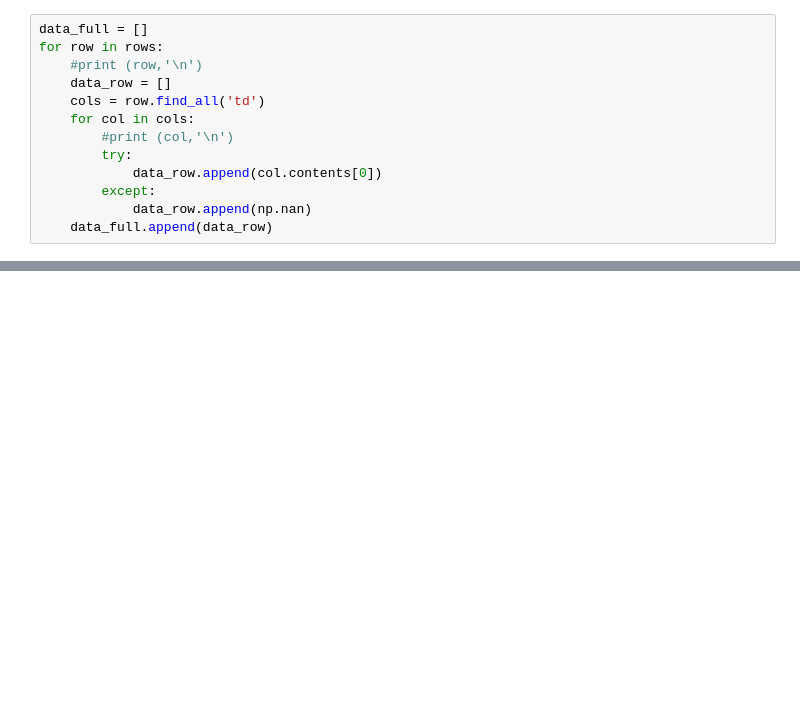
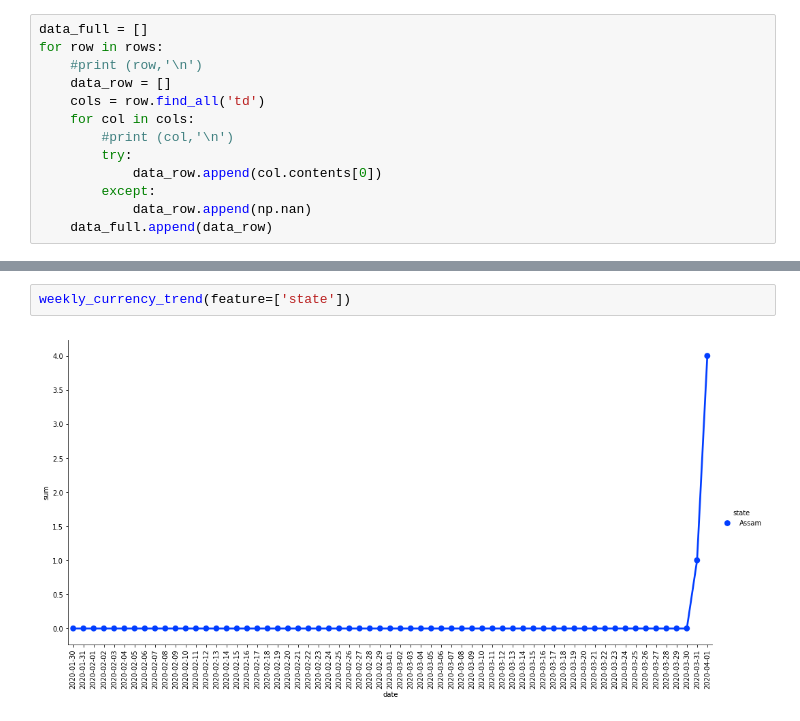
Before and after one commit to anki1909/BrainWaves-2017-18, a Jupyter notebook: India_first.ipynb, the cells around one changed output, grey strips where cells are left out. Saved outputs shown, nothing was run; the diff lists cells and outputs as text; blank space fills up the shorter version.

```diff
--- a/India_first.ipynb
+++ b/India_first.ipynb
@@ -136,0 +236,4 @@ Name: Notes, dtype: int64
+# %%
+weekly_currency_trend(feature=['state'])
+# %% [output]
+[figure, added]
```
Also changed, not shown: parts of 25 cells of this notebook.
